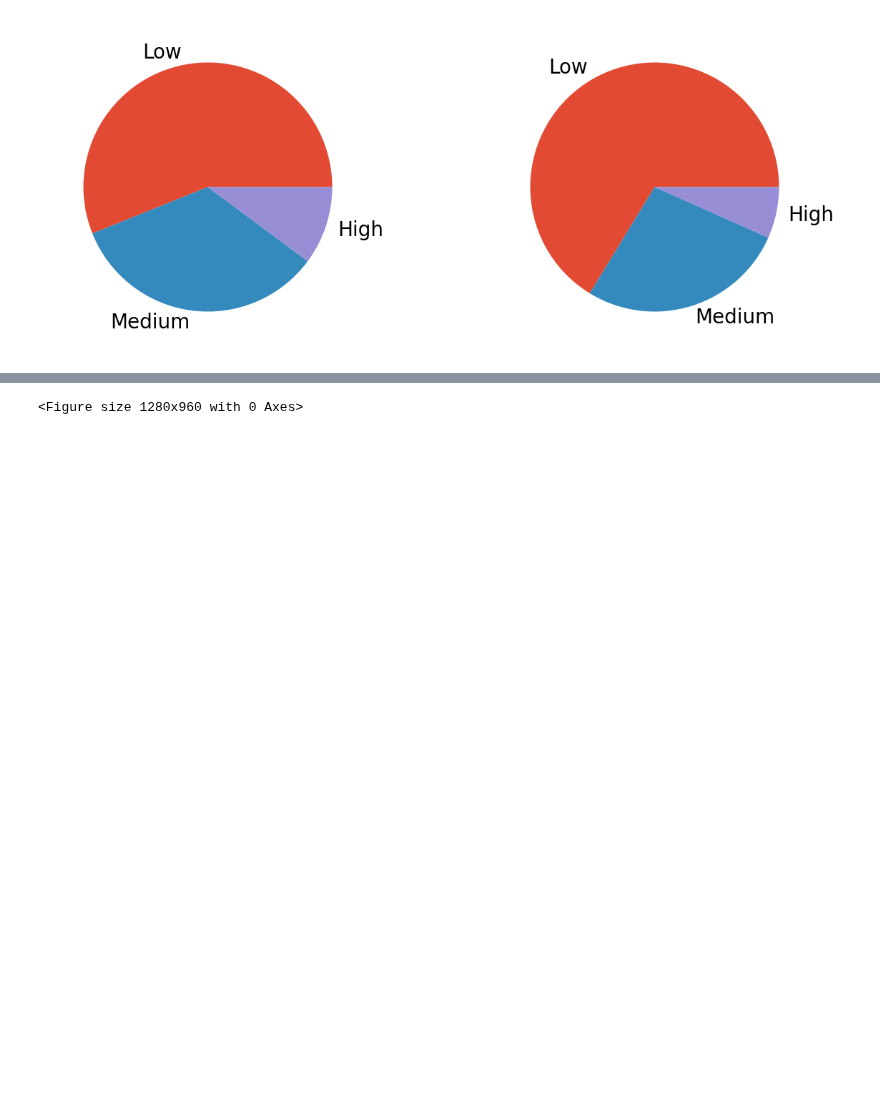
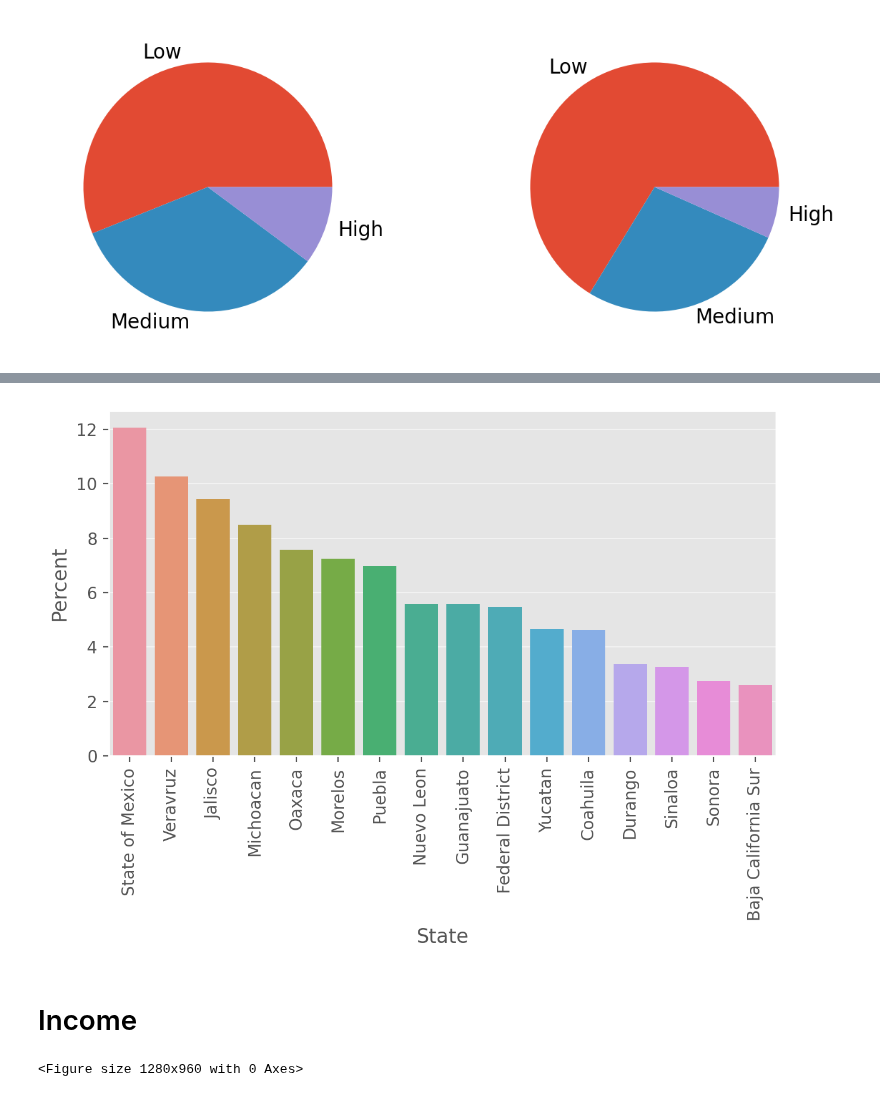
Before and after one commit to mjv2146/access-to-financial-markets, a Jupyter notebook: notebooks2/2005/03_demographics.ipynb, the cells around one changed output, grey strips where cells are left out. Saved outputs shown, nothing was run; the diff lists cells and outputs as text; code cells hidden in the pictures; blank space fills up the shorter version.

```diff
--- a/notebooks2/2005/03_demographics.ipynb
+++ b/notebooks2/2005/03_demographics.ipynb
@@ -96,0 +99,4 @@ plt.show()
+# %%
+percent = 100 * df.groupby('state')['weight_hh'].apply(np.sum) / df.weight_hh.sum()
+percent = percent.sort_values(ascending=False)
+percent
@@ -97,3 +122,14 @@ plt.show()
+# %%
+plt.clf()
+sns.barplot(df, x=percent.index, y=percent.values)
+plt.xticks(rotation=90)
+plt.xlabel('State')
+plt.ylabel('Percent')
+plt.show()
+# %% [output]
+[figure, added]
+# %% [markdown]
+# Income
 # %%
 plt.clf()
 sns.displot(df,
```
Also changed, not shown: parts of 3 cells of this notebook, 6 other files.
